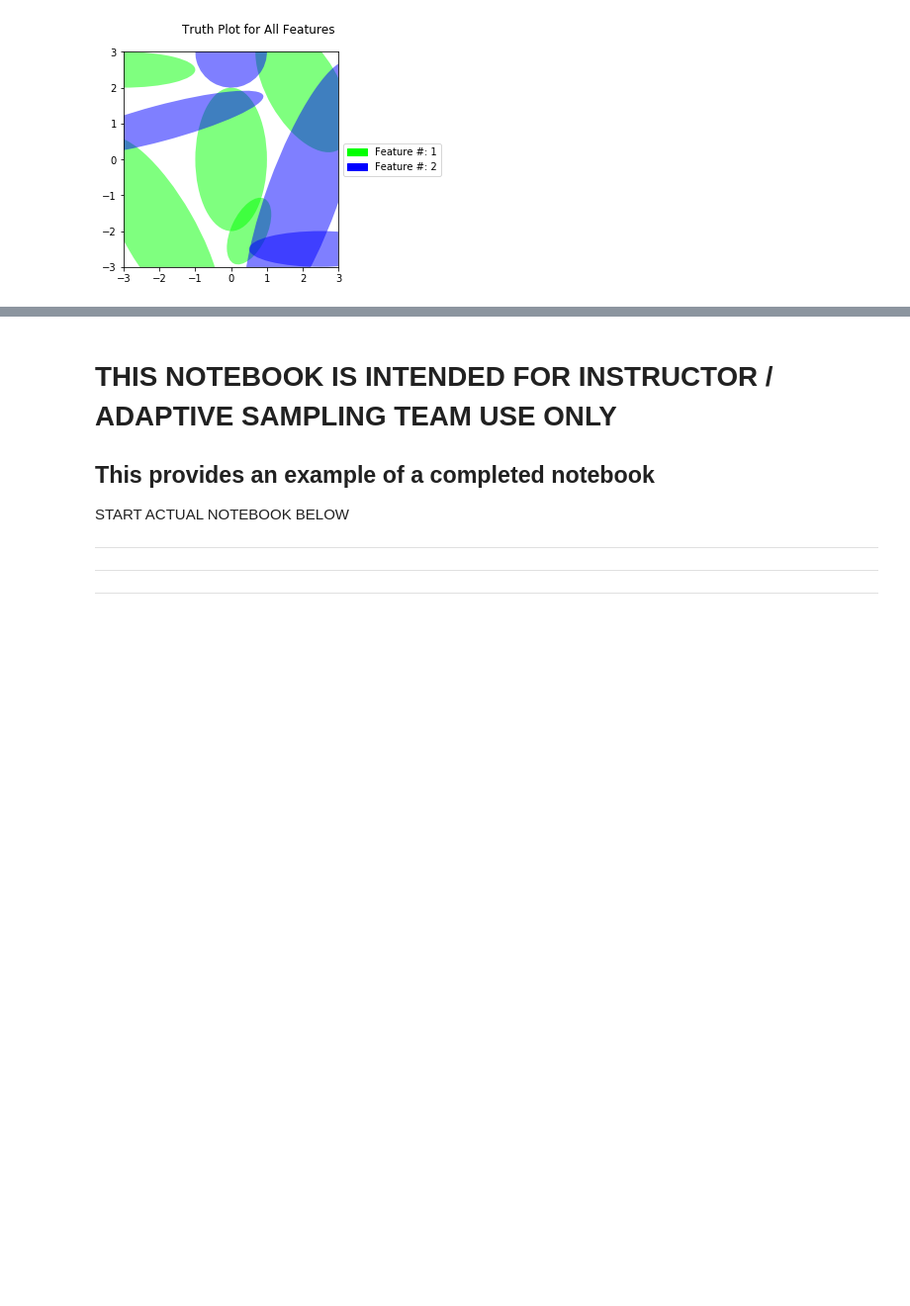
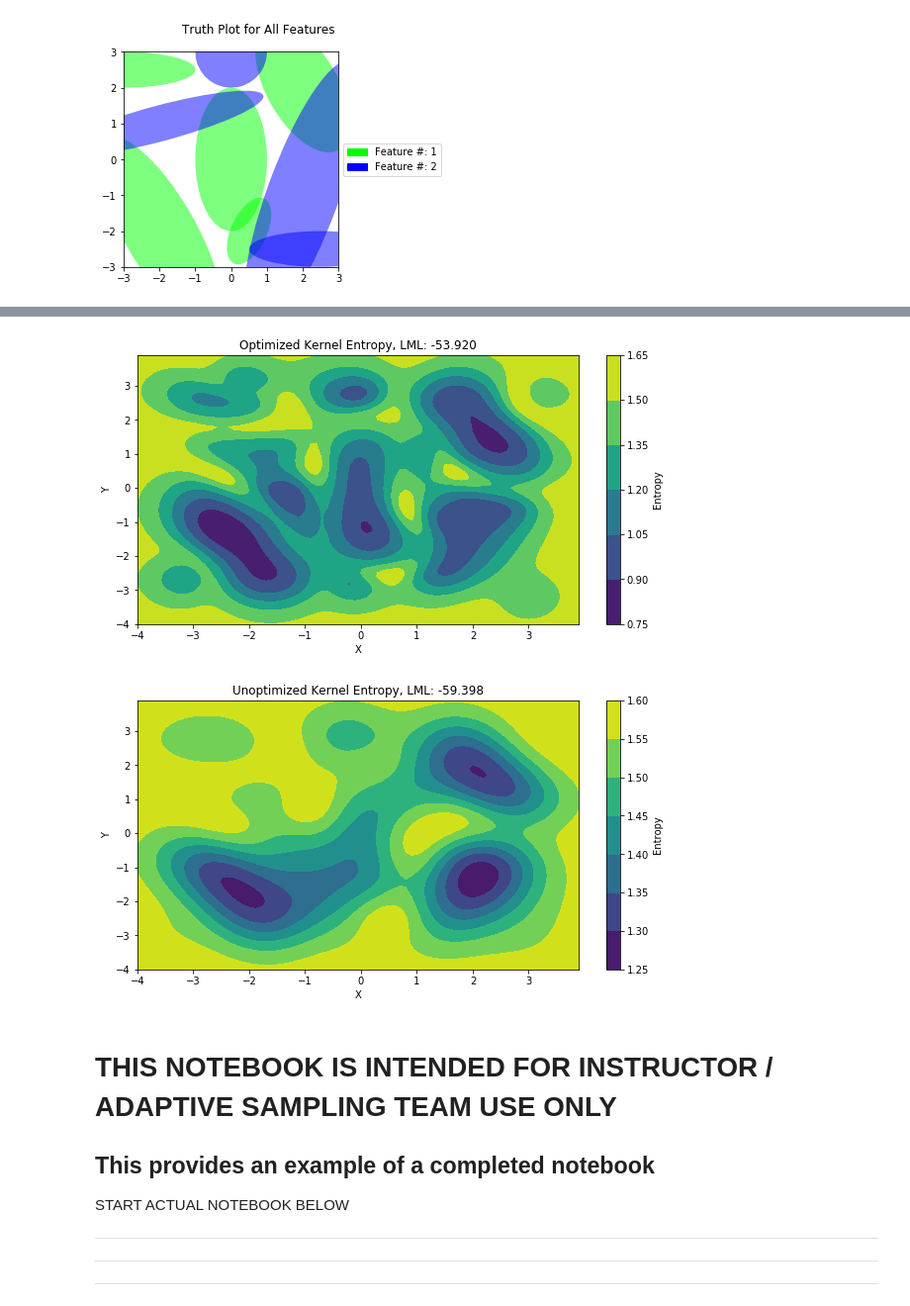
Before and after one commit to tukai21/adaptive-sampling, a Jupyter notebook: mini-pset-COMPLETED EXAMPLE.ipynb, the cells around one changed output, grey strips where cells are left out. Shown at 99% size. Saved outputs shown, nothing was run; the diff lists cells and outputs as text; code cells hidden in the pictures; blank space fills up the shorter version.

```diff
--- a/mini-pset-COMPLETED EXAMPLE.ipynb
+++ b/mini-pset-COMPLETED EXAMPLE.ipynb
@@ -121,3 +123,14 @@ for i, clf in enumerate((gpc_rbf_isotropic_noOpt, gpc_rbf_isotropic )):
+# %%
+fig,ax = initial_GP_Plots_opt.plot_GP_entropy(title = "Optimized Kernel Entropy")
+
+plt.show(fig)
+
+fig,ax = initial_GP_Plots.plot_GP_entropy(title = "Unoptimized Kernel Entropy")
+
+plt.show(fig)
+# %% [output]
+[figure, added]
+[figure, added]
 # %% [markdown]
 # THIS NOTEBOOK IS INTENDED FOR INSTRUCTOR / ADAPTIVE SAMPLING TEAM USE ONLY
 ## This provides an example of a completed notebook
```
Also changed, not shown: parts of 33 cells of this notebook, 2 other files.
